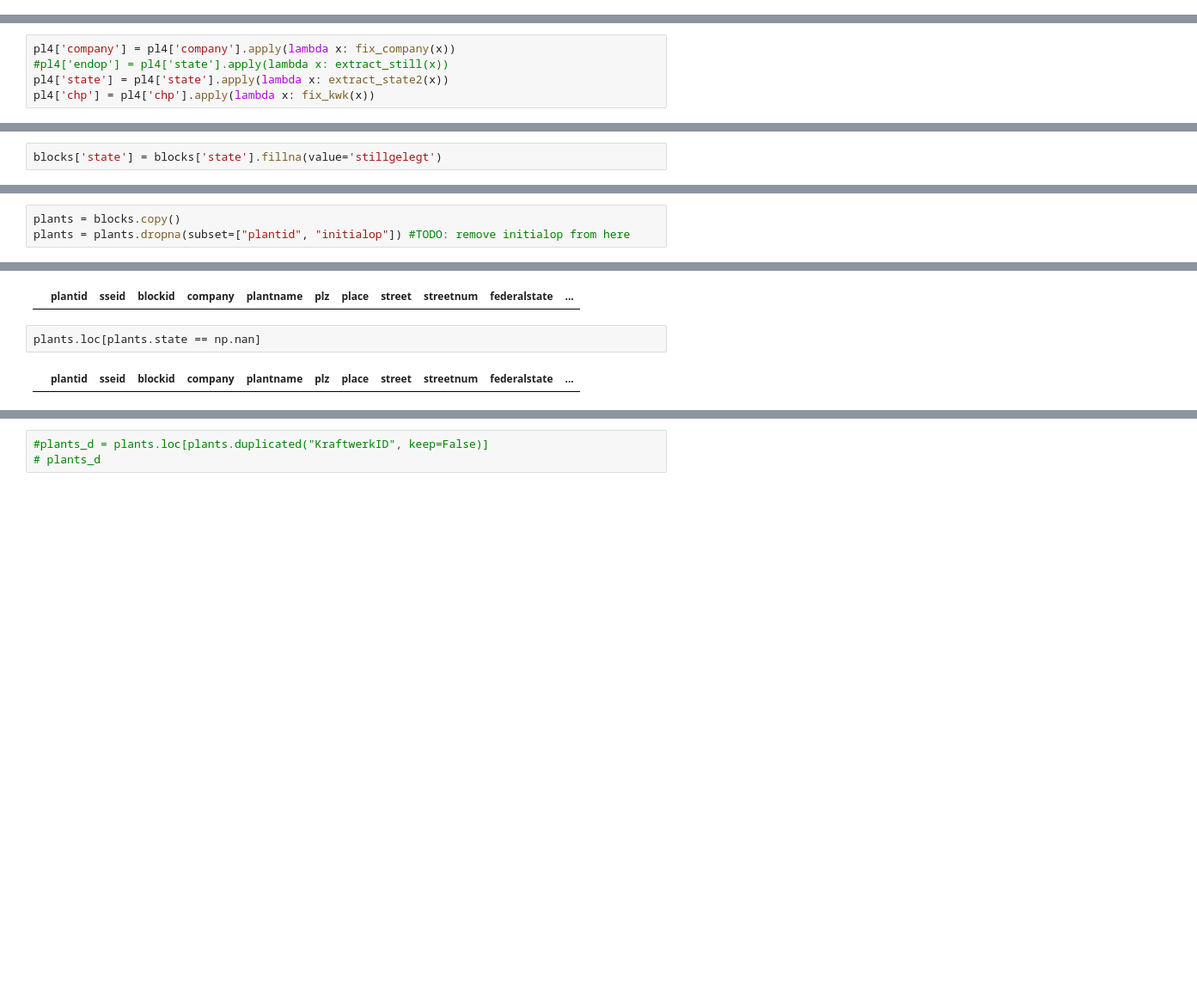
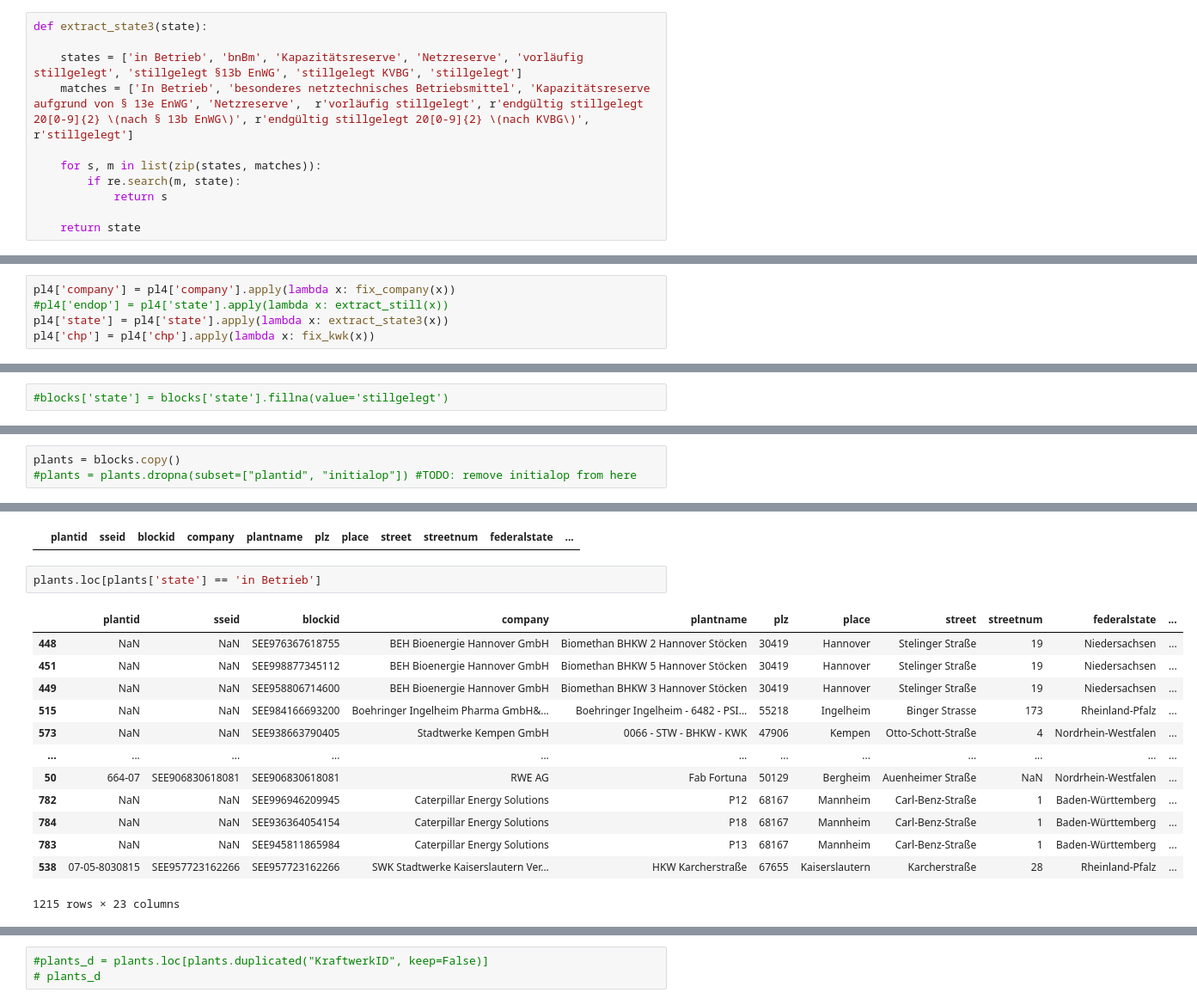
Before and after one commit to sidietz/plantwatch-data, a Jupyter notebook: basic/toblocks-v3.ipynb, the cells around one changed output, grey strips where cells are left out. Shown at 86% size. Cells and saved outputs as stored; diff of their text form; blank space fills up the shorter version.

```diff
--- a/basic/toblocks-v3.ipynb
+++ b/basic/toblocks-v3.ipynb
@@ -417,4 +416,15 @@ def extract_state2(state):
             return s
 
     return state
+# %%
+def extract_state3(state):
+
+    states = ['in Betrieb', 'bnBm', 'Kapazitätsreserve', 'Netzreserve', 'vorläufig stillgelegt', 'stillgelegt §13b EnWG', 'stillgelegt KVBG', 'stillgelegt']
+    matches = ['In Betrieb', 'besonderes netztechnisches Betriebsmittel', 'Kapazitätsreserve aufgrund von § 13e EnWG', 'Netzreserve',  r'vorläufig stillgelegt', r'endgültig stillgelegt 20[0-9]{2} \(nach § 13b EnWG\)', r'endgültig stillgelegt 20[0-9]{2} \(nach KVBG\)', r'stillgelegt']
+
+    for s, m in list(zip(states, matches)):
+        if re.search(m, state):
+            return s
+
+    return state
 # %%
@@ -424,7 +450,7 @@ extract_state2(sq)
 # %%
 pl4['company'] = pl4['company'].apply(lambda x: fix_company(x))
 #pl4['endop'] = pl4['state'].apply(lambda x: extract_still(x))
-pl4['state'] = pl4['state'].apply(lambda x: extract_state2(x))
+pl4['state'] = pl4['state'].apply(lambda x: extract_state3(x))
 pl4['chp'] = pl4['chp'].apply(lambda x: fix_kwk(x))
 # %%
 list(pl4.groupby("state").count().reset_index()['state'])
@@ -628,7 +635,7 @@ stammdaten = pl6.copy()
 # %%
 #TODO: fill based on endop and state
 # %%
-blocks['state'] = blocks['state'].fillna(value='stillgelegt')
+#blocks['state'] = blocks['state'].fillna(value='stillgelegt')
 # %%
 blocks.loc[blocks['state'].isnull()]
 # %% [output]
@@ -654,13 +661,25 @@ blocks.sort_values("initialop", inplace=True, ascending=False)
 # blocks
 # %%
 plants = blocks.copy()
-plants = plants.dropna(subset=["plantid", "initialop"]) #TODO: remove initialop from here
+#plants = plants.dropna(subset=["plantid", "initialop"]) #TODO: remove initialop from here
 # %%
 #pl4[pl4.loc]
 pl4.loc[pl4.plantid == "nan"]
 # %% [output]
 |  | plantid | sseid | blockid | company | plantname | plz | place | street | streetnum | federalstate | ... |
 # %%
-plants.loc[plants.state == np.nan]
+plants.loc[plants['state'] == 'in Betrieb']
 # %% [output]
 |  | plantid | sseid | blockid | company | plantname | plz | place | street | streetnum | federalstate | ... |
+| 448 | NaN | NaN | SEE976367618755 | BEH Bioenergie Hannover GmbH | Biomethan BHKW 2 Hannover Stöcken | 30419 | Hannover | Stelinger Straße | 19 | Niedersachsen | ... |
+| 451 | NaN | NaN | SEE998877345112 | BEH Bioenergie Hannover GmbH | Biomethan BHKW 5 Hannover Stöcken | 30419 | Hannover | Stelinger Straße | 19 | Niedersachsen | ... |
+| 449 | NaN | NaN | SEE958806714600 | BEH Bioenergie Hannover GmbH | Biomethan BHKW 3 Hannover Stöcken | 30419 | Hannover | Stelinger Straße | 19 | Niedersachsen | ... |
+| 515 | NaN | NaN | SEE984166693200 | Boehringer Ingelheim Pharma GmbH&... | Boehringer Ingelheim - 6482 - PSI... | 55218 | Ingelheim | Binger Strasse | 173 | Rheinland-Pfalz | ... |
+| 573 | NaN | NaN | SEE938663790405 | Stadtwerke Kempen GmbH | 0066 - STW - BHKW - KWK | 47906 | Kempen | Otto-Schott-Straße | 4 | Nordrhein-Westfalen | ... |
+| ... | ... | ... | ... | ... | ... | ... | ... | ... | ... | ... | ... |
+| 50 | 664-07 | SEE906830618081 | SEE906830618081 | RWE AG | Fab Fortuna | 50129 | Bergheim | Auenheimer Straße | NaN | Nordrhein-Westfalen | ... |
+| 782 | NaN | NaN | SEE996946209945 | Caterpillar Energy Solutions | P12 | 68167 | Mannheim | Carl-Benz-Straße | 1 | Baden-Württemberg | ... |
+| 784 | NaN | NaN | SEE936364054154 | Caterpillar Energy Solutions | P18 | 68167 | Mannheim | Carl-Benz-Straße | 1 | Baden-Württemberg | ... |
+| 783 | NaN | NaN | SEE945811865984 | Caterpillar Energy Solutions | P13 | 68167 | Mannheim | Carl-Benz-Straße | 1 | Baden-Württemberg | ... |
+| 538 | 07-05-8030815 | SEE957723162266 | SEE957723162266 | SWK Stadtwerke Kaiserslautern Ver... | HKW Karcherstraße | 67655 | Kaiserslautern | Karcherstraße | 28 | Rheinland-Pfalz | ... |
+1215 rows × 23 columns
```
Also changed, not shown: parts of 64 cells of this notebook, 8 other files.
